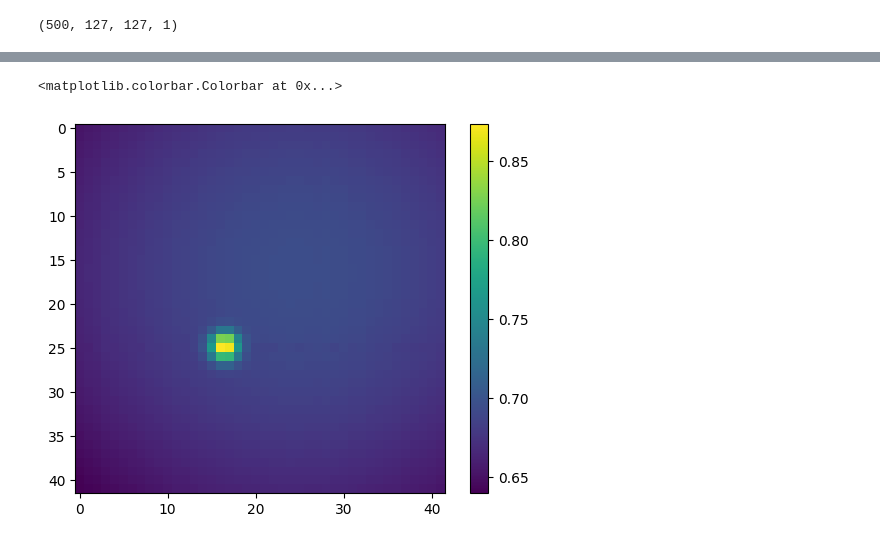
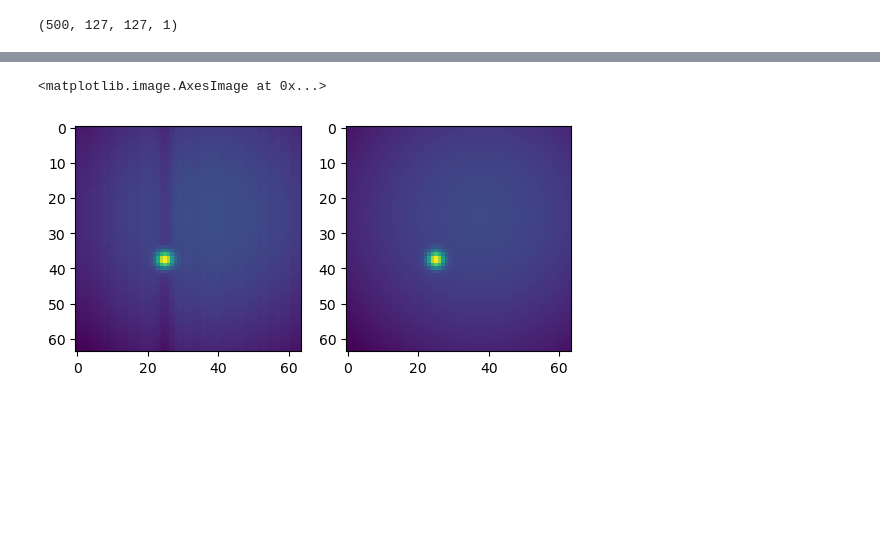
Before and after one commit to ilabonfanti/MrCAE, a Jupyter notebook: scripts/toy1_autoencoder.ipynb, the cells around one changed output, grey strips where cells are left out. Drawn from its saved outputs; the diff is of its cells as text; code cells hidden in the pictures; blank space fills up the shorter version.

```diff
--- a/scripts/toy1_autoencoder.ipynb
+++ b/scripts/toy1_autoencoder.ipynb
@@ -147,9 +171,10 @@ plt.colorbar()
-# %%
-plt.imshow(test_model[-1])
-plt.colorbar()
-# %% [output]
-<matplotlib.colorbar.Colorbar at 0x...>
-[figure, removed]
+# %%
+fig, ax = plt.subplots(1,2)
+ax[0].imshow(test_model[-1])
+ax[1].imshow(test_true[-1])
+# %% [output]
+<matplotlib.image.AxesImage at 0x...>
+[figure, added]
 # %%
 print(test_model[-1])
 # %% [output]
```
Also changed, not shown: parts of 7 cells of this notebook.
